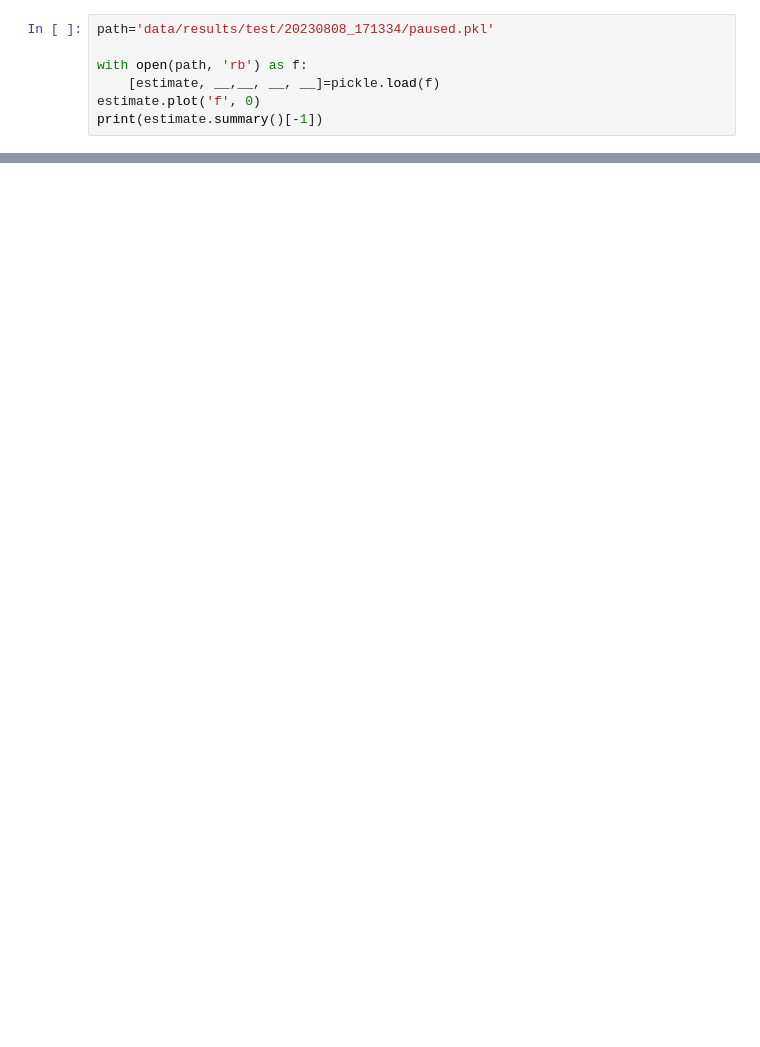
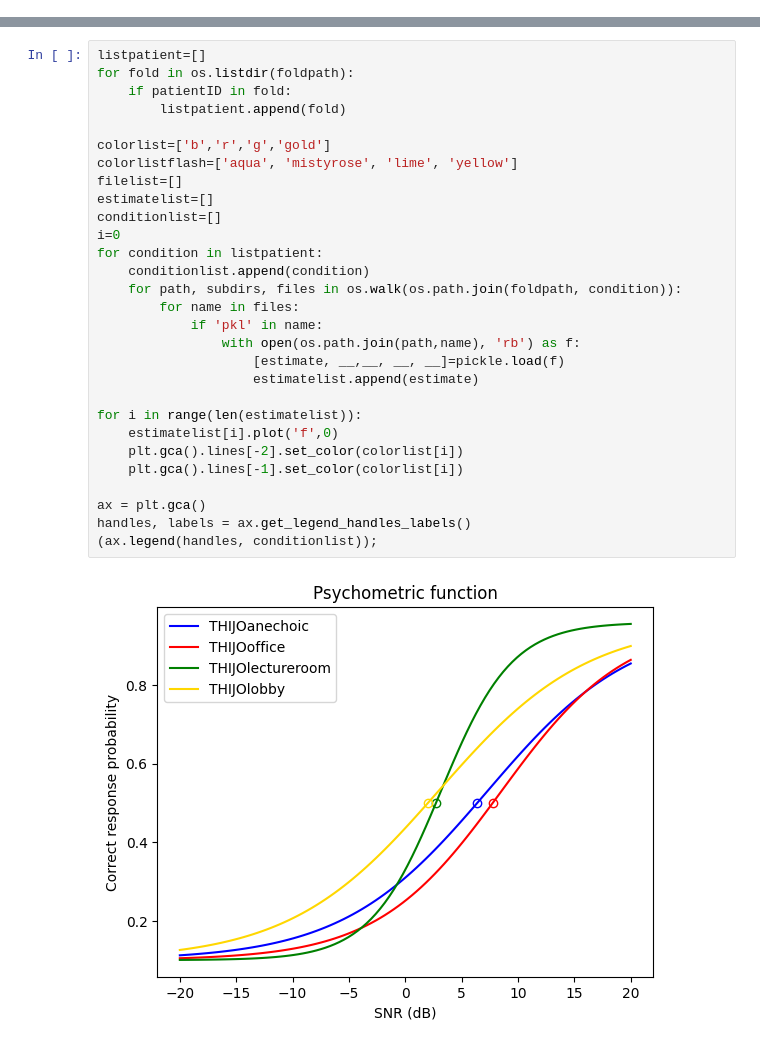
Before and after one commit to ed1016/pybasie, a Jupyter notebook: analyse_results.ipynb, the cells around one changed output, grey strips where cells are left out. Drawn from its saved outputs; the diff is of its cells as text; blank space fills up the shorter version.

Commit message:
updated analyse_results

```diff
--- a/analyse_results.ipynb
+++ b/analyse_results.ipynb
@@ -7,7 +2,0 @@ from utils.basie_class import *
-# %%
-path='data/results/test/20230808_171334/paused.pkl'
-
-with open(path, 'rb') as f:
-    [estimate, __,__, __, __]=pickle.load(f)
-estimate.plot('f', 0)
-print(estimate.summary()[-1])
@@ -29,0 +22,31 @@ print(estimate.summary()[-1])
+# %%
+listpatient=[]
+for fold in os.listdir(foldpath):
+    if patientID in fold:
+        listpatient.append(fold)
+
+colorlist=['b','r','g','gold']
+colorlistflash=['aqua', 'mistyrose', 'lime', 'yellow']
+filelist=[]
+estimatelist=[]
+conditionlist=[]
+i=0
+for condition in listpatient:
+    conditionlist.append(condition)
+    for path, subdirs, files in os.walk(os.path.join(foldpath, condition)):
+        for name in files:
+            if 'pkl' in name:
+                with open(os.path.join(path,name), 'rb') as f:
+                    [estimate, __,__, __, __]=pickle.load(f)
+                    estimatelist.append(estimate)
+
+for i in range(len(estimatelist)):
+    estimatelist[i].plot('f',0)
+    plt.gca().lines[-2].set_color(colorlist[i])
+    plt.gca().lines[-1].set_color(colorlist[i])
+
+ax = plt.gca()
+handles, labels = ax.get_legend_handles_labels()
+(ax.legend(handles, conditionlist));
+# %% [output]
+[figure, added]
```
Also changed, not shown: parts of 17 cells of this notebook, 4 other files.
